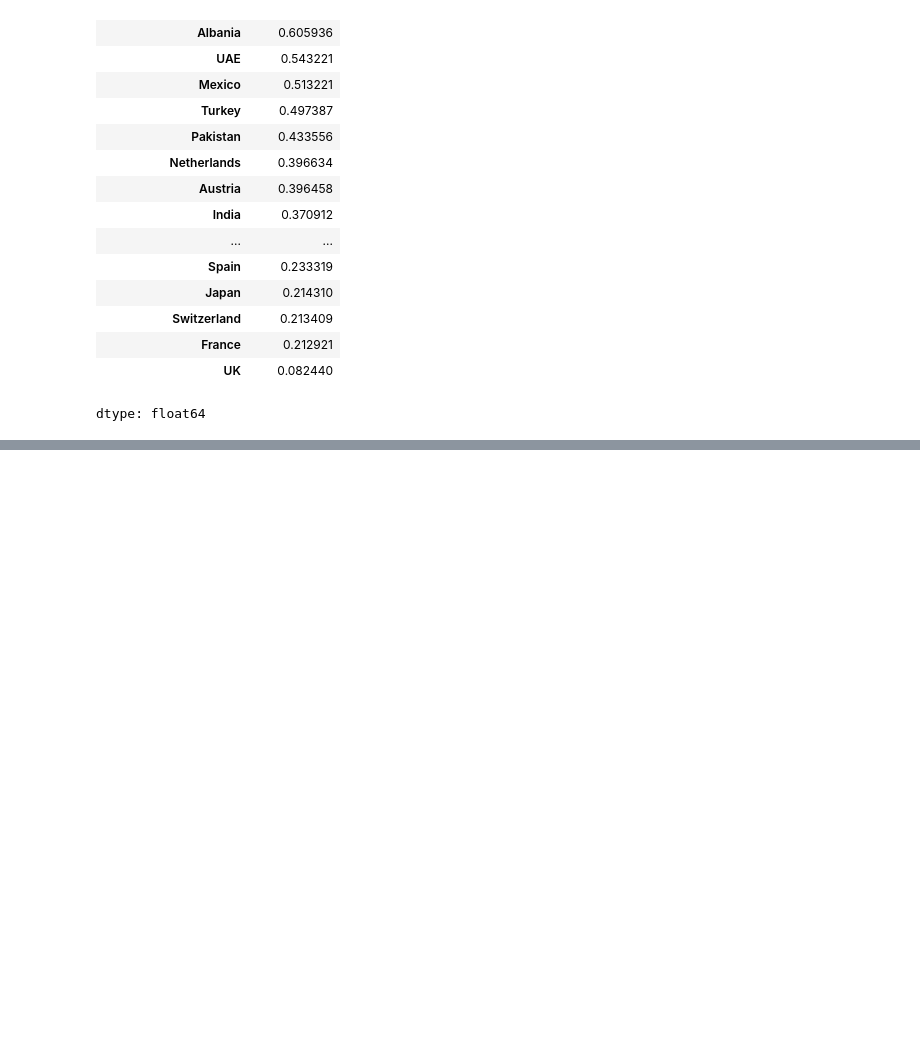
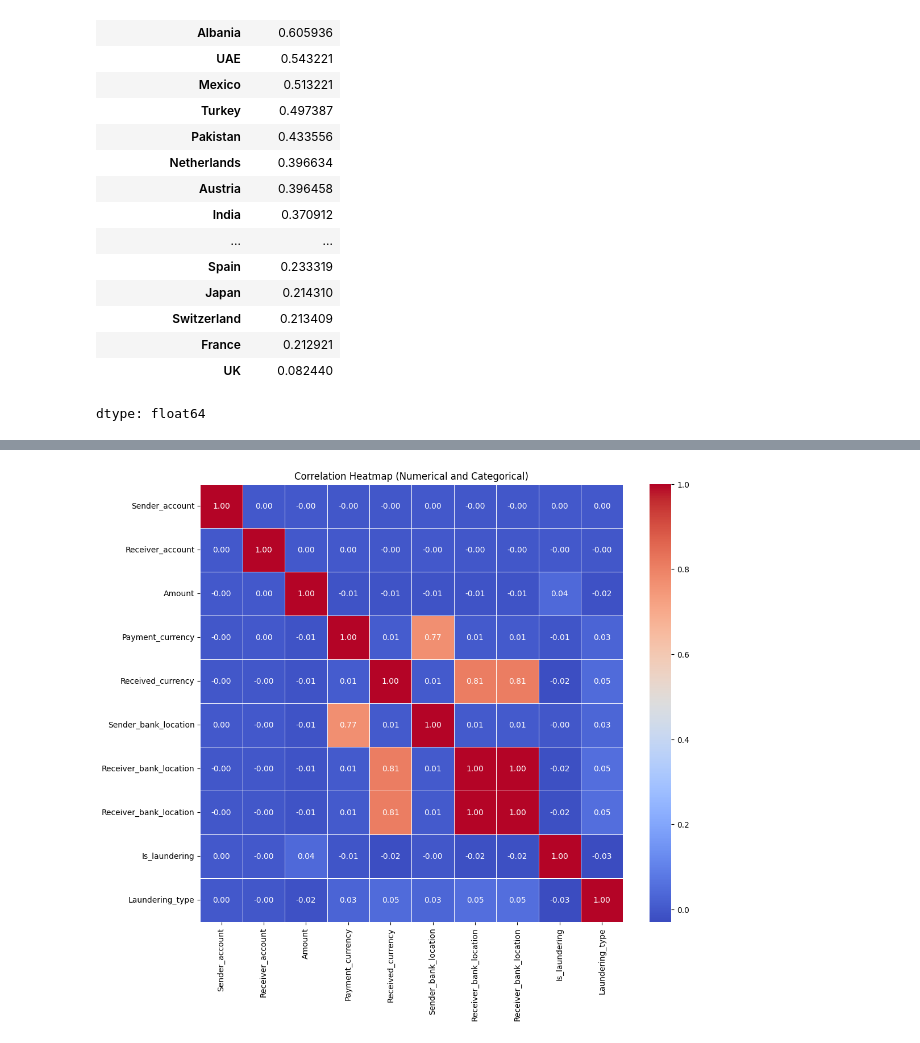
Before and after one commit to Debojyoti-Chanda/Fraud-Detection-Model, a Jupyter notebook: Anti_Money_Laundering_Transaction.ipynb, the cells around one changed output, grey strips where cells are left out. Drawn from its saved outputs; the diff is of its cells as text; code cells hidden in the pictures; blank space fills up the shorter version.

```diff
--- a/Anti_Money_Laundering_Transaction.ipynb
+++ b/Anti_Money_Laundering_Transaction.ipynb
@@ -255,0 +274,13 @@ dtype: float64
+# %%
+import pandas as pd
+from sklearn.preprocessing import LabelEncoder
+
+
+categorical_cols = ['Payment_currency', 'Received_currency', 'Sender_bank_location', 'Receiver_bank_location', 'Payment_type', 'Laundering_type']
+
+# Create a LabelEncoder for each categorical column
+label_encoders = {}
+for col in categorical_cols:
+    le = LabelEncoder()
+    df[col] = le.fit_transform(df[col])
+    label_encoders[col] = le  # Store the encoders for later use (if needed)
@@ -255,0 +303,12 @@ dtype: float64
+# %%
+# Calculate the correlation matrix
+needed_columns = ['Sender_account','Receiver_account', 'Amount','Payment_currency','Received_currency', 'Sender_bank_location','Receiver_bank_location'	, 'Receiver_bank_location', 'Is_laundering'	, 'Laundering_type']
+correlation_matrix = df[needed_columns].corr()  # You might need to select specific columns
+
+# Create the heatmap
+plt.figure(figsize=(12, 10))  # Adjust the figure size as needed
+sns.heatmap(correlation_matrix, annot=True, cmap="coolwarm", fmt=".2f", linewidths=0.5)
+plt.title("Correlation Heatmap (Numerical and Categorical)")
+plt.show()
+# %% [output]
+[figure, added]
```
Also changed, not shown: parts of 2 cells of this notebook.
